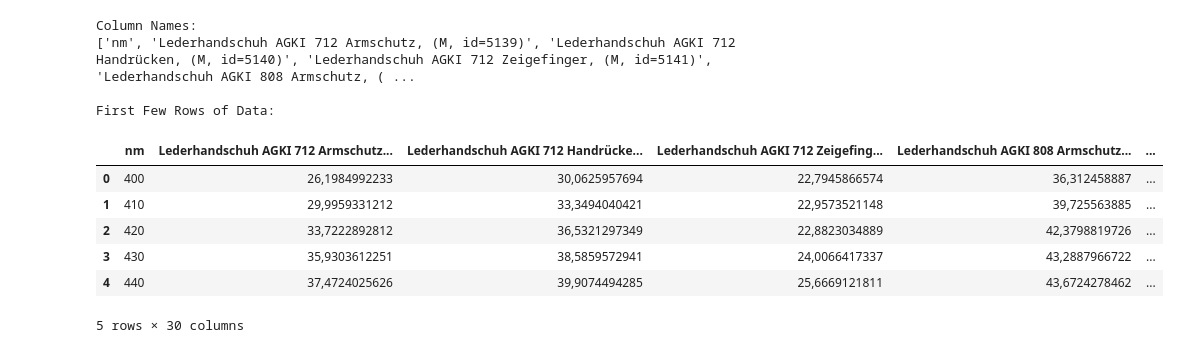
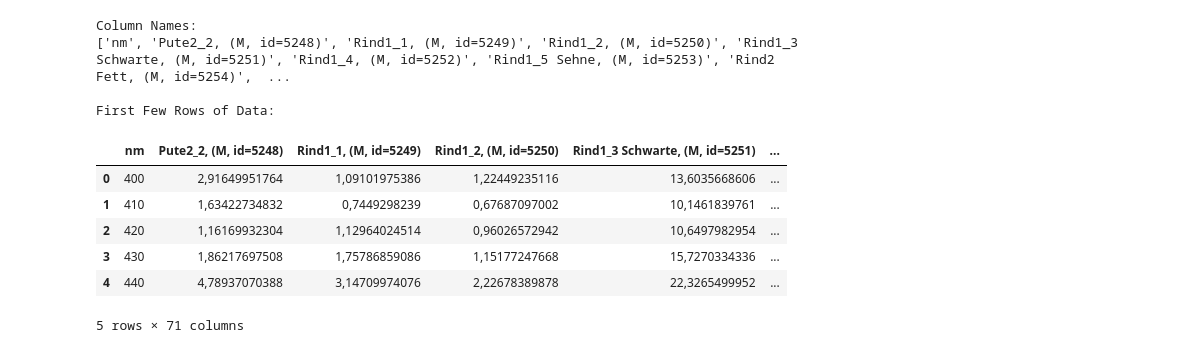
Before and after one commit to AyaMoussa/SpektralSkinAnalysis, a Jupyter notebook: ReadShowLeather/ReadShowLeather.ipynb, the cells around one changed output. Cells and saved outputs as stored; diff of their text form; code cells hidden in the pictures.

```diff
--- a/ReadShowLeather/ReadShowLeather.ipynb
+++ b/ReadShowLeather/ReadShowLeather.ipynb
@@ -1,36 +1,36 @@
 # %%
 import pandas as pd
 import matplotlib.pyplot as plt
 %matplotlib notebook
 
 # Function to read and display the CSV file with correct delimiter
 def read_and_display_csv(file_path):
     # Read the CSV file using semicolon as the delimiter
     df = pd.read_csv(file_path, delimiter=';')
 
     # Display the names of all columns
     print("Column Names:")
     print(df.columns.tolist())
 
     # Display the first few rows of the dataframe
     print("\nFirst Few Rows of Data:")
     return df
 
 # Execute the function
-df= read_and_display_csv("./data/Leder.csv")
+df= read_and_display_csv("./data/Fleisch.csv")
 df.head()
 # %% [output]
 Column Names:
-['nm', 'Lederhandschuh AGKI 712 Armschutz, (M, id=5139)', 'Lederhandschuh AGKI 712 Handrücken, (M, id=5140)', 'Lederhandschuh AGKI 712 Zeigefinger, (M, id=5141)', 'Lederhandschuh AGKI 808 Armschutz, ( ...
+['nm', 'Pute2_2, (M, id=5248)', 'Rind1_1, (M, id=5249)', 'Rind1_2, (M, id=5250)', 'Rind1_3 Schwarte, (M, id=5251)', 'Rind1_4, (M, id=5252)', 'Rind1_5 Sehne, (M, id=5253)', 'Rind2 Fett, (M, id=5254)',  ...
 
 First Few Rows of Data:
-|  | nm | Lederhandschuh AGKI 712 Armschutz... | Lederhandschuh AGKI 712 Handrücke... | Lederhandschuh AGKI 712 Zeigefing... | Lederhandschuh AGKI 808 Armschutz... | ... |
-| 0 | 400 | 26,1984992233 | 30,0625957694 | 22,7945866574 | 36,312458887 | ... |
-| 1 | 410 | 29,9959331212 | 33,3494040421 | 22,9573521148 | 39,725563885 | ... |
-| 2 | 420 | 33,7222892812 | 36,5321297349 | 22,8823034889 | 42,3798819726 | ... |
-| 3 | 430 | 35,9303612251 | 38,5859572941 | 24,0066417337 | 43,2887966722 | ... |
-| 4 | 440 | 37,4724025626 | 39,9074494285 | 25,6669121811 | 43,6724278462 | ... |
+|  | nm | Pute2_2, (M, id=5248) | Rind1_1, (M, id=5249) | Rind1_2, (M, id=5250) | Rind1_3 Schwarte, (M, id=5251) | ... |
+| 0 | 400 | 2,91649951764 | 1,09101975386 | 1,22449235116 | 13,6035668606 | ... |
+| 1 | 410 | 1,63422734832 | 0,7449298239 | 0,67687097002 | 10,1461839761 | ... |
+| 2 | 420 | 1,16169932304 | 1,12964024514 | 0,96026572942 | 10,6497982954 | ... |
+| 3 | 430 | 1,86217697508 | 1,75786859086 | 1,15177247668 | 15,7270334336 | ... |
+| 4 | 440 | 4,78937070388 | 3,14709974076 | 2,22678389878 | 22,3265499952 | ... |
-5 rows × 30 columns
+5 rows × 71 columns
 # %%
 # Ignoring the column names except for 'nm', let's plot the data
 # We'll plot the numerical values of each row as separate lines in the plot
```
Also changed, not shown: parts of 2 cells of this notebook, 17 other files.
